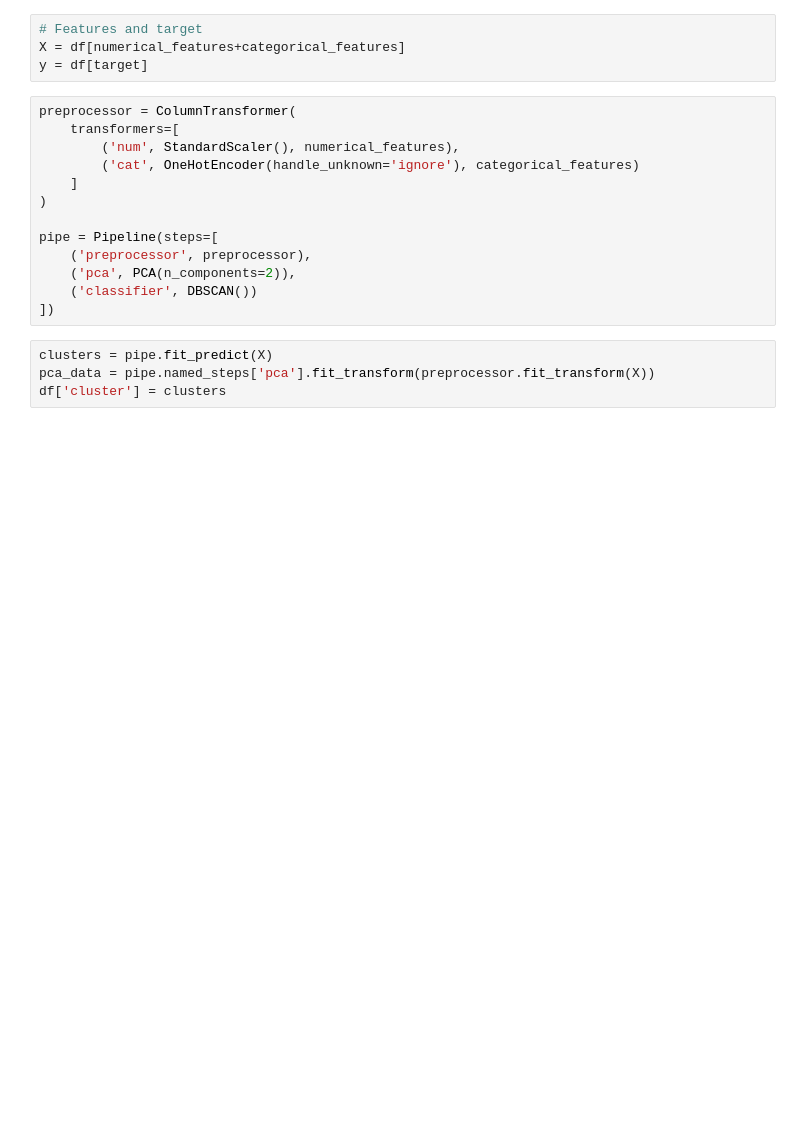
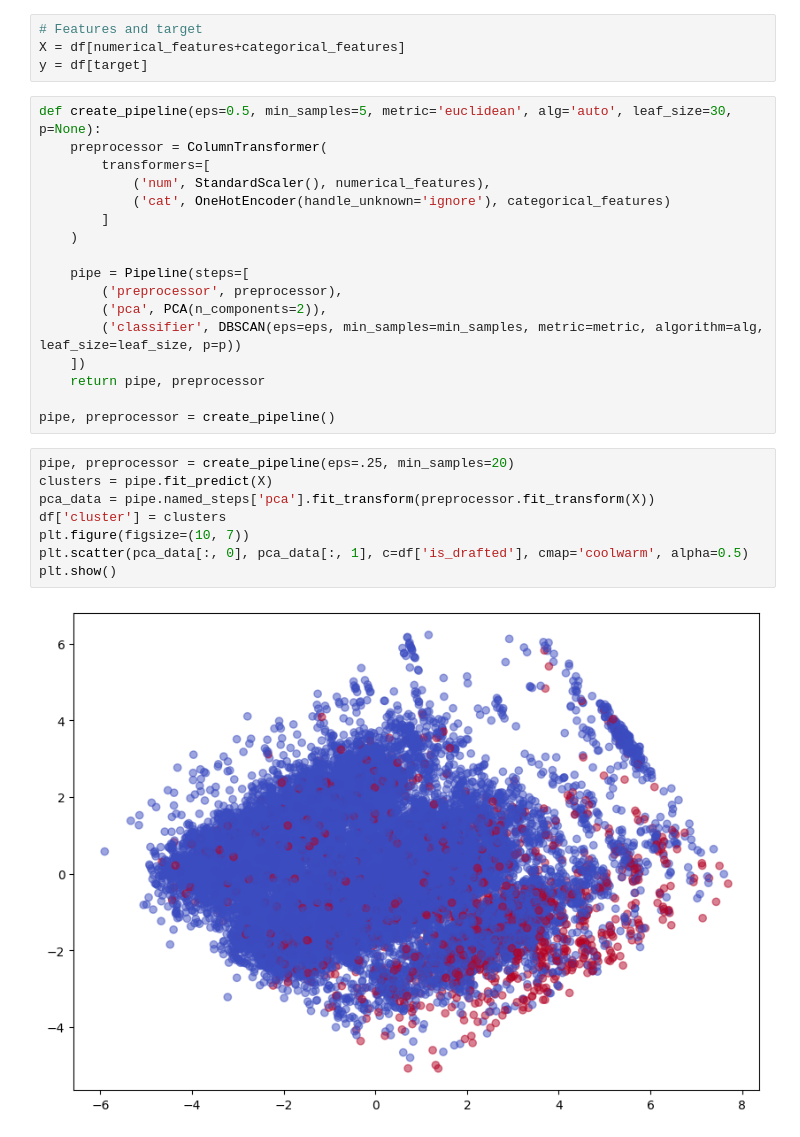
Before and after one commit to chrismca13/CFB_draft_propensity, a Jupyter notebook: notebooks/dbscan.ipynb, the cells around one changed output. Cells and saved outputs as stored; diff of their text form; blank space fills up the shorter version.

```diff
--- a/notebooks/dbscan.ipynb
+++ b/notebooks/dbscan.ipynb
@@ -35,22 +37,32 @@ target = ['is_drafted']
 X = df[numerical_features+categorical_features]
 y = df[target]
 # %%
-preprocessor = ColumnTransformer(
-    transformers=[
-        ('num', StandardScaler(), numerical_features),
-        ('cat', OneHotEncoder(handle_unknown='ignore'), categorical_features)
-    ]
-)
+def create_pipeline(eps=0.5, min_samples=5, metric='euclidean', alg='auto', leaf_size=30, p=None):
+    preprocessor = ColumnTransformer(
+        transformers=[
+            ('num', StandardScaler(), numerical_features),
+            ('cat', OneHotEncoder(handle_unknown='ignore'), categorical_features)
+        ]
+    )
 
-pipe = Pipeline(steps=[
-    ('preprocessor', preprocessor),
-    ('pca', PCA(n_components=2)),
-    ('classifier', DBSCAN())
-])
+    pipe = Pipeline(steps=[
+        ('preprocessor', preprocessor),
+        ('pca', PCA(n_components=2)),
+        ('classifier', DBSCAN(eps=eps, min_samples=min_samples, metric=metric, algorithm=alg, leaf_size=leaf_size, p=p))
+    ])
+    return pipe, preprocessor
+
+pipe, preprocessor = create_pipeline()
 # %%
+pipe, preprocessor = create_pipeline(eps=.25, min_samples=20)
 clusters = pipe.fit_predict(X)
 pca_data = pipe.named_steps['pca'].fit_transform(preprocessor.fit_transform(X))
 df['cluster'] = clusters
+plt.figure(figsize=(10, 7))
+plt.scatter(pca_data[:, 0], pca_data[:, 1], c=df['is_drafted'], cmap='coolwarm', alpha=0.5)
+plt.show()
+# %% [output]
+[figure, added]
 # %%
 cluster_summary = df.groupby('cluster')['is_drafted'].agg(['sum', 'count'])
 cluster_summary['proportion_drafted'] = cluster_summary['sum'] / cluster_summary['count']
```
Also changed, not shown: parts of 9 cells of this notebook, 1 other file.
